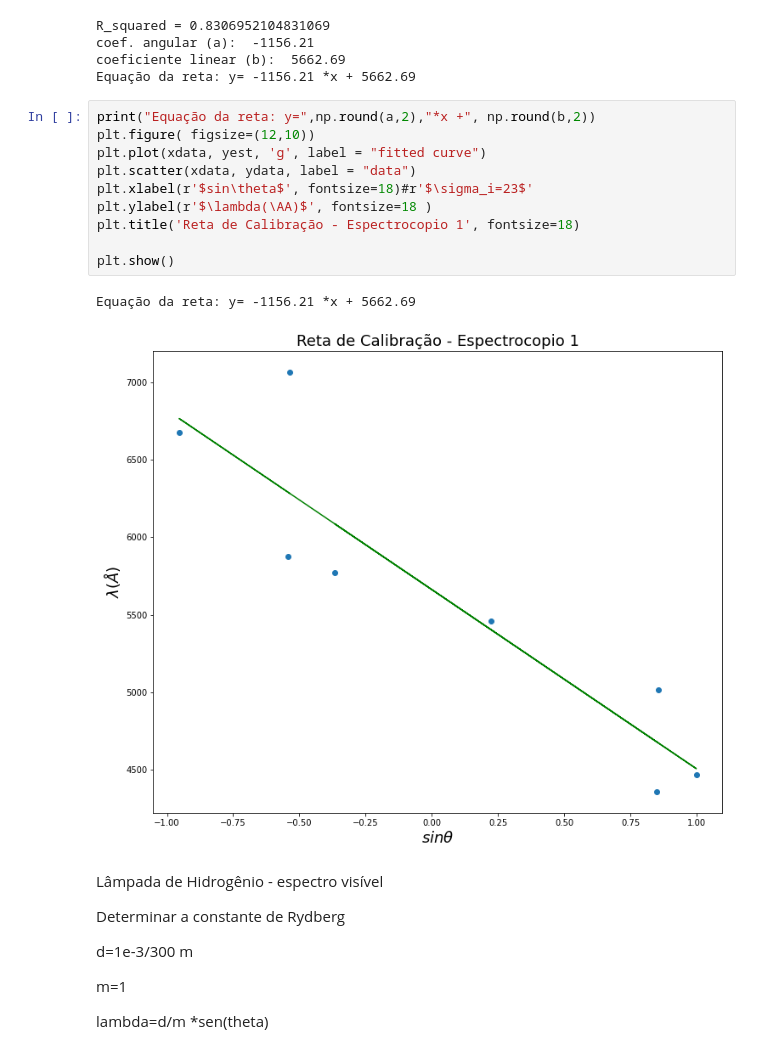
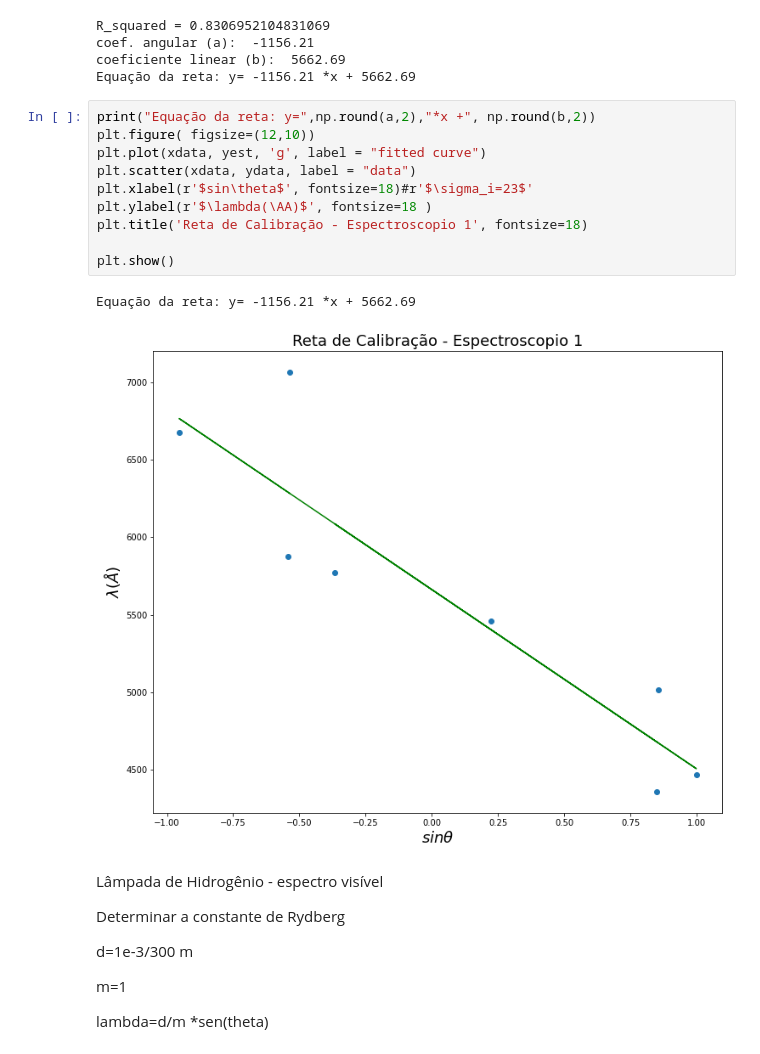
Before and after one commit to elizamelo/LabFis04, a Jupyter notebook: LabFis4Espectroscopia_0.ipynb, the cells around one changed output. Saved outputs shown, nothing was run; the diff lists cells and outputs as text.

```diff
--- a/LabFis4Espectroscopia_0.ipynb
+++ b/LabFis4Espectroscopia_0.ipynb
@@ -77,16 +77,16 @@ Equação da reta: y= -1156.21 *x + 5662.69
 # %%
 print("Equação da reta: y=",np.round(a,2),"*x +", np.round(b,2))
 plt.figure( figsize=(12,10))
 plt.plot(xdata, yest, 'g', label = "fitted curve")
 plt.scatter(xdata, ydata, label = "data")
 plt.xlabel(r'$sin\theta$', fontsize=18)#r'$\sigma_i=23$'
 plt.ylabel(r'$\lambda(\AA)$', fontsize=18 )
-plt.title('Reta de Calibração - Espectrocopio 1', fontsize=18)
+plt.title('Reta de Calibração - Espectroscopio 1', fontsize=18)
 
 plt.show()
 # %% [output]
 Equação da reta: y= -1156.21 *x + 5662.69
-[figure, old version]
+[figure, new version]
 # %% [markdown]
 Lâmpada de Hidrogênio - espectro visível
 
```
Also changed, not shown: parts of 9 cells of this notebook.
